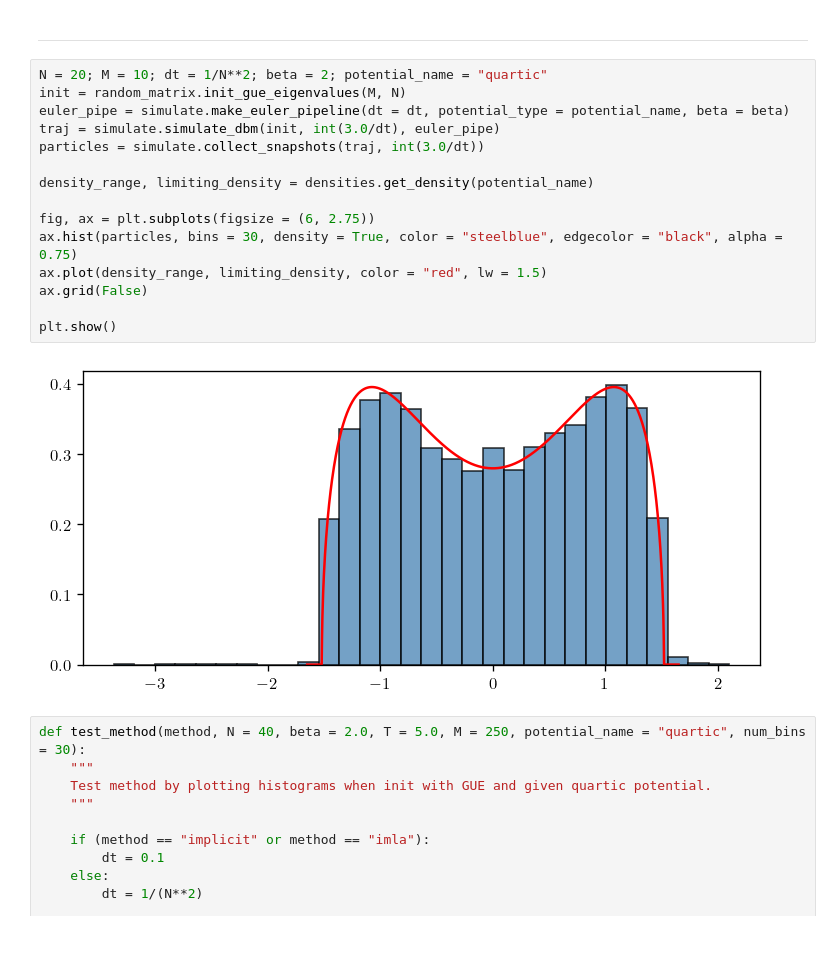
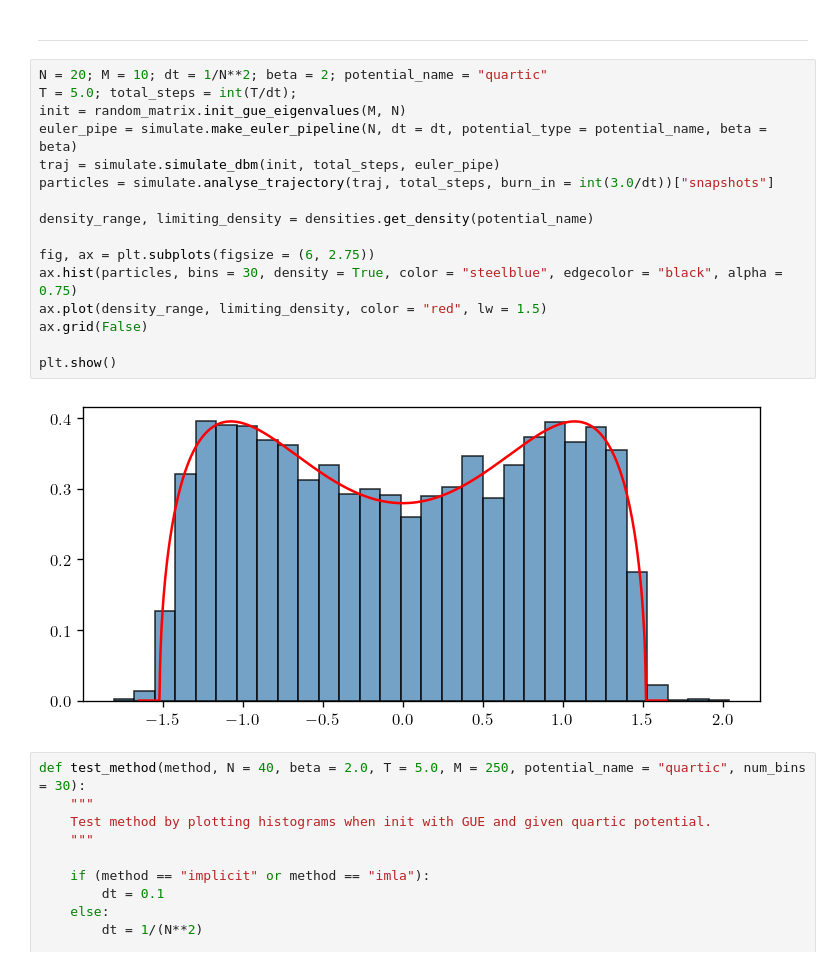
Before and after one commit to fredwdickinson/dissertation, a Jupyter notebook: code/notebooks/00_test.ipynb, the cells around one changed output. Saved outputs shown, nothing was run; the diff lists cells and outputs as text.

```diff
--- a/code/notebooks/00_test.ipynb
+++ b/code/notebooks/00_test.ipynb
@@ -16,21 +16,22 @@ importlib.reload(simulate); importlib.reload(densities);
 ---
 # %%
 N = 20; M = 10; dt = 1/N**2; beta = 2; potential_name = "quartic"
+T = 5.0; total_steps = int(T/dt);
 init = random_matrix.init_gue_eigenvalues(M, N)
-euler_pipe = simulate.make_euler_pipeline(dt = dt, potential_type = potential_name, beta = beta)
-traj = simulate.simulate_dbm(init, int(3.0/dt), euler_pipe)
-particles = simulate.collect_snapshots(traj, int(3.0/dt))
+euler_pipe = simulate.make_euler_pipeline(N, dt = dt, potential_type = potential_name, beta = beta)
+traj = simulate.simulate_dbm(init, total_steps, euler_pipe)
+particles = simulate.analyse_trajectory(traj, total_steps, burn_in = int(3.0/dt))["snapshots"]
 
 density_range, limiting_density = densities.get_density(potential_name)
 
 fig, ax = plt.subplots(figsize = (6, 2.75))
 ax.hist(particles, bins = 30, density = True, color = "steelblue", edgecolor = "black", alpha = 0.75)
 ax.plot(density_range, limiting_density, color = "red", lw = 1.5)
 ax.grid(False)
 
 plt.show()
 # %% [output]
-[figure, old version]
+[figure, new version]
 # %%
 def test_method(method, N = 40, beta = 2.0, T = 5.0, M = 250, potential_name = "quartic", num_bins = 30):
     """
```
Also changed, not shown: parts of 2 cells of this notebook, 5 other files.
